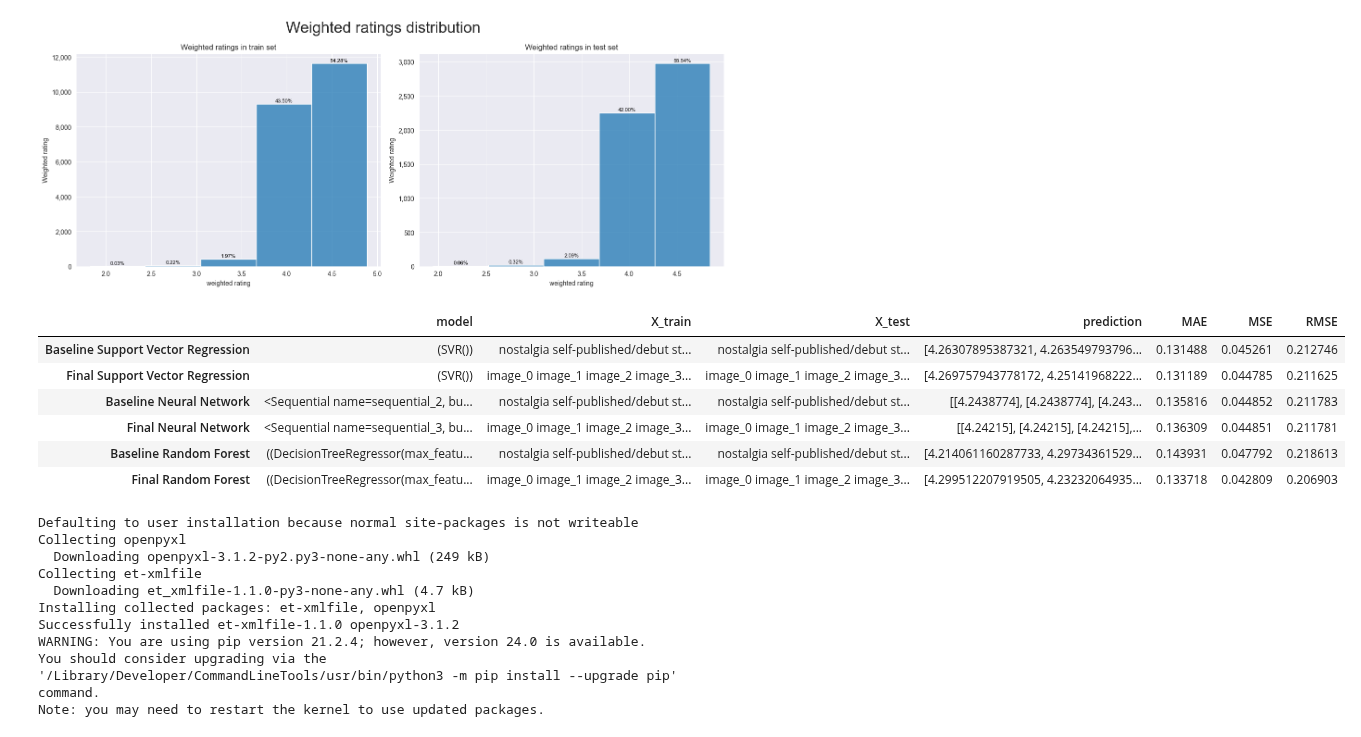
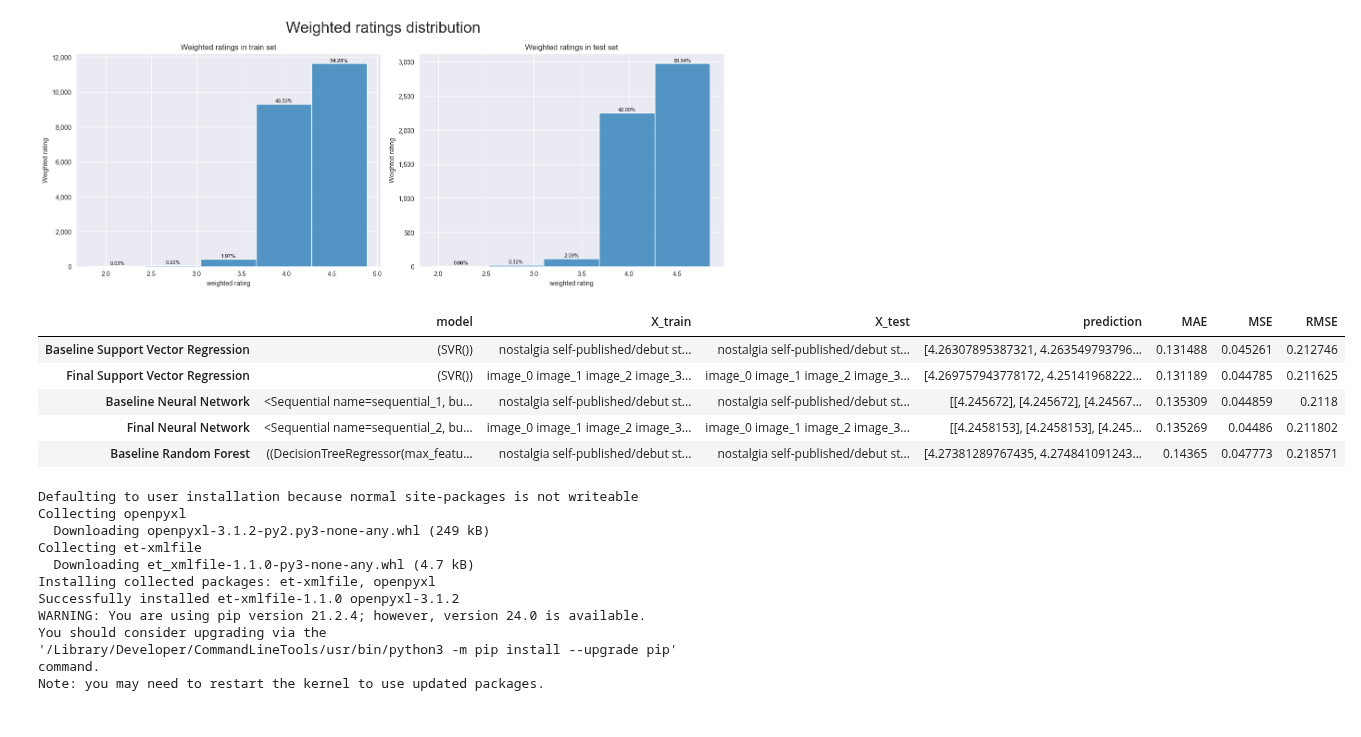
Before and after one commit to MargheSerena/Group-project, a Jupyter notebook: 03 ML set up_MF.ipynb, the cells around one changed output. Cells and saved outputs as stored; diff of their text form; code cells hidden in the pictures.

```diff
--- a/03 ML set up_MF.ipynb
+++ b/03 ML set up_MF.ipynb
@@ -1162,7 +1181,7 @@ evaluation_metrics_all
 
 evaluation_metrics_RF = pd.DataFrame({
     'Baseline Random Forest': {'model': rf_pipeline, 'X_train': X_baseline_train_NMF, 'X_test' : X_baseline_test_NMF, 'prediction': None, 'MAE' : None, 'MSE' : None},
-    ' Final Random Forest': {'model': rf_pipeline, 'X_train': X_final_train_NMF, 'X_test' : X_final_test_NMF, 'prediction': None, 'MAE' : None, 'MSE' : None}
+    #'Final Random Forest': {'model': rf_pipeline, 'X_train': X_final_train_NMF, 'X_test' : X_final_test_NMF, 'prediction': None, 'MAE' : None, 'MSE' : None}
     }).transpose()
 
 evaluation_metrics_RF = evaluation_metrics_RF.rename(
@@ -1364,25 +1374,24 @@ plt.show()
 [figure]
 # %%
 # Calculate RMSE of each model
-#valuation_metrics_all = pd.concat([evaluation_metrics_all, evaluation_metrics_RF])
+evaluation_metrics_all = pd.concat([evaluation_metrics_all, evaluation_metrics_RF])
 
 
 from sklearn.metrics import root_mean_squared_error
 
 # create RMSE column
-evaluation_metrics_all['RMSE'] = [None, None, None, None, None, None]
+evaluation_metrics_all['RMSE'] = [None, None, None, None, None]
 
 for i, row in evaluation_metrics_all.iterrows():
     rmse = root_mean_squared_error(row['prediction'], y_wr_test)
     evaluation_metrics_all.at[i, 'RMSE'] = rmse
 
 evaluation_metrics_all
 # %% [output]
 |  | model | X_train | X_test | prediction | MAE | MSE | RMSE |
 | Baseline Support Vector Regression | (SVR()) | nostalgia self-published/debut st... | nostalgia self-published/debut st... | [4.26307895387321, 4.263549793796... | 0.131488 | 0.045261 | 0.212746 |
 | Final Support Vector Regression | (SVR()) | image_0 image_1 image_2 image_3... | image_0 image_1 image_2 image_3... | [4.269757943778172, 4.25141968222... | 0.131189 | 0.044785 | 0.211625 |
-| Baseline Neural Network | <Sequential name=sequential_2, bu... | nostalgia self-published/debut st... | nostalgia self-published/debut st... | [[4.2438774], [4.2438774], [4.243... | 0.135816 | 0.044852 | 0.211783 |
-| Final Neural Network | <Sequential name=sequential_3, bu... | image_0 image_1 image_2 image_3... | image_0 image_1 image_2 image_3... | [[4.24215], [4.24215], [4.24215],... | 0.136309 | 0.044851 | 0.211781 |
-| Baseline Random Forest | ((DecisionTreeRegressor(max_featu... | nostalgia self-published/debut st... | nostalgia self-published/debut st... | [4.214061160287733, 4.29734361529... | 0.143931 | 0.047792 | 0.218613 |
-| Final Random Forest | ((DecisionTreeRegressor(max_featu... | image_0 image_1 image_2 image_3... | image_0 image_1 image_2 image_3... | [4.299512207919505, 4.23232064935... | 0.133718 | 0.042809 | 0.206903 |
+| Baseline Neural Network | <Sequential name=sequential_1, bu... | nostalgia self-published/debut st... | nostalgia self-published/debut st... | [[4.245672], [4.245672], [4.24567... | 0.135309 | 0.044859 | 0.2118 |
+| Final Neural Network | <Sequential name=sequential_2, bu... | image_0 image_1 image_2 image_3... | image_0 image_1 image_2 image_3... | [[4.2458153], [4.2458153], [4.245... | 0.135269 | 0.04486 | 0.211802 |
+| Baseline Random Forest | ((DecisionTreeRegressor(max_featu... | nostalgia self-published/debut st... | nostalgia self-published/debut st... | [4.27381289767435, 4.274841091243... | 0.14365 | 0.047773 | 0.218571 |
 # %%
```
Also changed, not shown: parts of 15 cells of this notebook.
